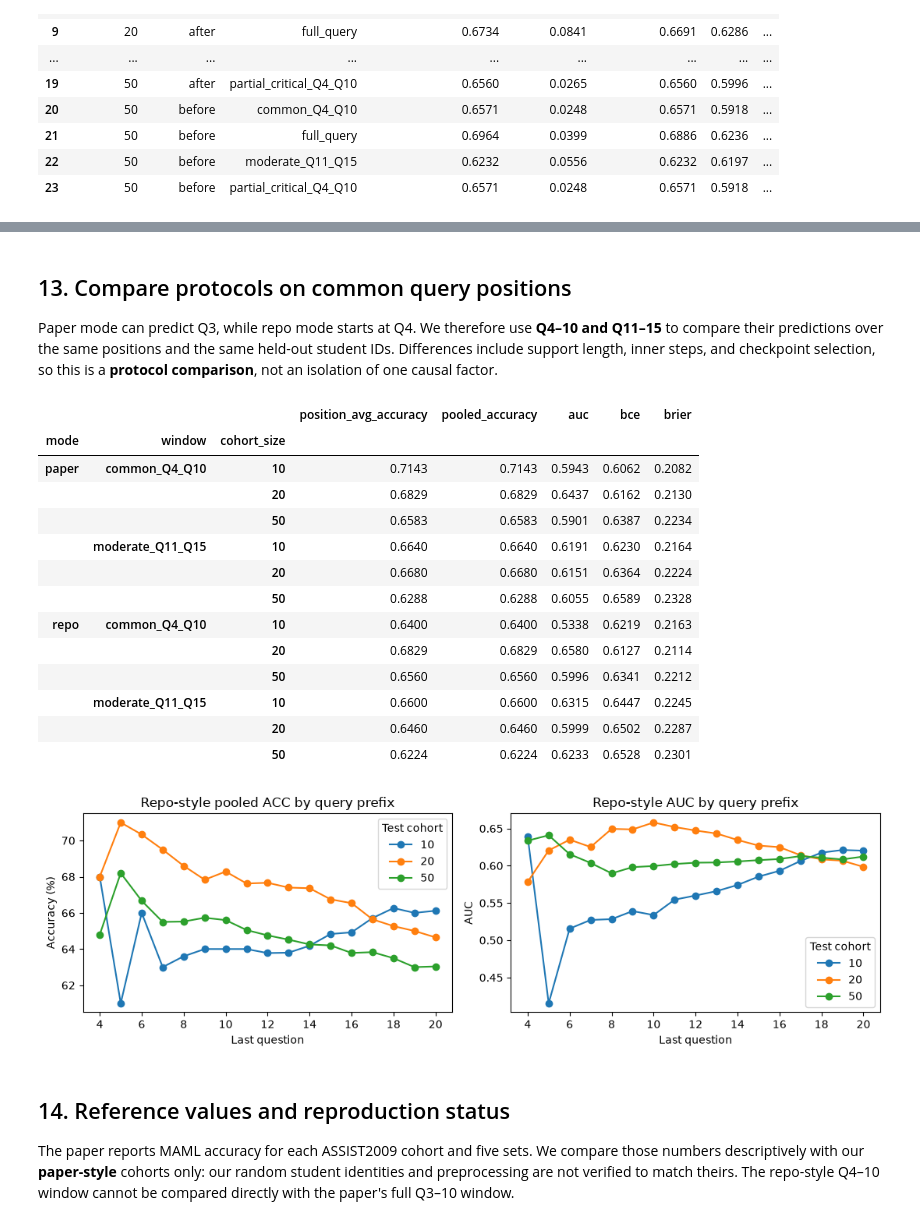
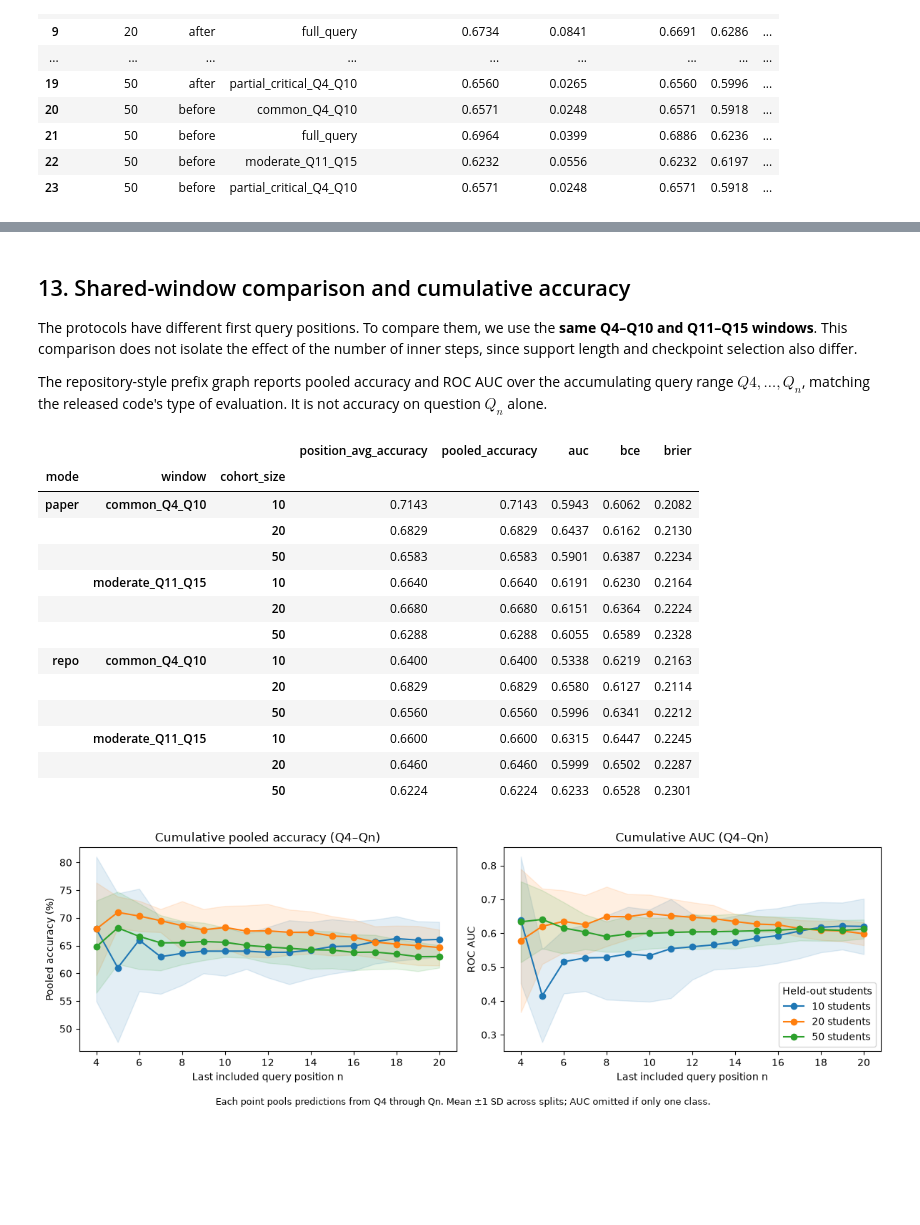
Before and after one commit to AIVIETNAM-AIO-LQThai/kt-state-lab, a Jupyter notebook: notebooks/MAML_KT.ipynb, the cells around one changed output, grey strips where cells are left out. Saved outputs shown, nothing was run; the diff lists cells and outputs as text; code cells hidden in the pictures; blank space fills up the shorter version.

```diff
--- a/notebooks/MAML_KT.ipynb
+++ b/notebooks/MAML_KT.ipynb
@@ -41,9 +41,9 @@ from torch import nn
 from torch.func import functional_call
 
 CWD = Path.cwd().resolve()
-PROJECT_ROOT = next(p for p in (CWD, *CWD.parents)
-                    if (p/'src/ktlab/data/cli.py').is_file())
-sys.path.insert(0, str(PROJECT_ROOT))
+PROJECT_ROOT = Path().cwd().resolve().parent
+if str(PROJECT_ROOT) not in sys.path:
+    sys.path.insert(0, str(PROJECT_ROOT))
 from src.ktlab.data.cli import run_pipeline
 
 RAW_PATH = PROJECT_ROOT / 'data/raw/ASSISTment2009.csv'
@@ -137,9 +136,7 @@ if conflicts:
 processed = clean.groupby(['user_id', 'order_id'], sort=False, as_index=False).agg(
     question_id=('problem_id', 'first'), correct=('correct', 'first'),
     order_number=('order_number', 'first'),
-    kc_ids=('skill_id', lambda values: ';'.join(dict.fromkeys(
-        kc for value in values for kc in value.split('_') if kc
-    )))
+    kc_ids=('skill_id', lambda values: ';'.join(dict.fromkeys(kc for value in values for kc in value.split('_') if kc)))
 )
 processed = processed.rename(columns={'user_id':'student_id', 'order_id':'interaction_id'})
 processed = processed.sort_values(['student_id', 'order_number'], kind='stable')
@@ -147,8 +144,7 @@ lengths = processed.groupby('student_id')['student_id'].transform('size')
 processed = processed[lengths >= MIN_STUDENT_INTERACTIONS].copy()
 processed['step'] = processed.groupby('student_id').cumcount() + 1
 processed['timestamp'] = ''; processed['question_text'] = ''
-processed = processed[['student_id', 'interaction_id', 'step', 'question_id',
-                       'kc_ids', 'correct', 'timestamp', 'question_text']]
+processed = processed[['student_id', 'interaction_id', 'step', 'question_id', 'kc_ids', 'correct', 'timestamp', 'question_text']]
 processed.to_csv(PROCESSED_PATH, index=False)
 
 conversion = pd.DataFrame([{
@@ -162,8 +158,7 @@ conversion = pd.DataFrame([{
 conversion.to_csv(PROCESSED_DIR/'conversion_summary.csv', index=False)
 display(conversion)
 
-manifest = run_pipeline(PROCESSED_PATH, PROCESSED_DIR, seed=SEED,
-                        support_sizes=(2, 3))
+manifest = run_pipeline(PROCESSED_PATH, PROCESSED_DIR, seed=SEED, support_sizes=(2, 3))
 print('Student splits:', manifest['counts']['students'])
 # %% [output]
 Conflicting question/answer groups: 0
@@ -704,48 +766,52 @@ for mode, result in [('paper', paper_results), ('repo', repo_results)]:
 # %% [markdown]
-## 13. Compare protocols on common query positions
+## 13. Shared-window comparison and cumulative accuracy
 
-Paper mode can predict Q3, while repo mode starts at Q4. We therefore use **Q4–10 and Q11–15** to compare their predictions over the same positions and the same held-out student IDs. Differences include support length, inner steps, and checkpoint selection, so this is a **protocol comparison**, not an isolation of one causal factor.
+The protocols have different first query positions. To compare them, we use the **same Q4–Q10 and Q11–Q15 windows**. This comparison does not isolate the effect of the number of inner steps, since support length and checkpoint selection also differ.
+
+The repository-style prefix graph reports pooled accuracy and ROC AUC over the accumulating query range $Q4,\ldots,Q_n$, matching the released code's type of evaluation. It is not accuracy on question $Q_n$ alone.
 # %%
+# Both protocols are scored on Q4–Q10 and Q11–Q15; the paper alone has Q3.
 common_windows = ('common_Q4_Q10', 'moderate_Q11_Q15')
 compared = []
-for name, tables in [('paper', paper_results), ('repo', repo_results)]:
-    selected = tables['split_results']
-    selected = selected[selected.window.isin(common_windows) & selected.adaptation.eq('after')]
-    compared.append(selected.assign(mode=name))
+for mode in ('paper', 'repo'):
+    table = pd.read_csv(OUTPUT_DIR/mode/'split_results.csv')
+    selected = table[table.window.isin(common_windows) & table.adaptation.eq('after')]
+    compared.append(selected.assign(mode=mode))
 comparison = pd.concat(compared, ignore_index=True)
 comparison.to_csv(OUTPUT_DIR/'mode_comparison.csv', index=False)
 display(comparison.groupby(['mode', 'window', 'cohort_size'])[['position_avg_accuracy', 'pooled_accuracy', 'auc', 'bce', 'brier']].mean().round(4))
 
-repo_prefix = repo_results['prefix_metrics']
-repo_prefix = repo_prefix[repo_prefix.adaptation.eq('after')]
-fig, axs = plt.subplots(1, 2, figsize=(11, 3.5))
-for cohort, group in repo_prefix.groupby('cohort_size'):
-    d = group.groupby('end_position')[['pooled_accuracy', 'auc']].mean()
-    axs[0].plot(d.index, 100*d.pooled_accuracy, marker='o', label=str(cohort))
-    axs[1].plot(d.index, d.auc, marker='o', label=str(cohort))
-axs[0].set(title='Repo-style pooled ACC by query prefix', xlabel='Last question', ylabel='Accuracy (%)')
-axs[1].set(title='Repo-style AUC by query prefix', xlabel='Last question', ylabel='AUC')
-for ax in axs: ax.legend(title='Test cohort')
-fig.tight_layout()
-fig.savefig(OUTPUT_DIR/'repo/repo_prefix_accuracy_auc.png', dpi=180)
+prefix = pd.read_csv(OUTPUT_DIR/'repo/prefix_metrics.csv')
+prefix = prefix[prefix.adaptation.eq('after')]
+fig, axs = plt.subplots(1, 2, figsize=(12, 4.0))
+for cohort, group in prefix.groupby('cohort_size'):
+    d = group.groupby('end_position').agg(
+        acc=('pooled_accuracy','mean'), acc_sd=('pooled_accuracy','std'),
+        auc=('auc','mean'), auc_sd=('auc','std'))
+    acc_line, = axs[0].plot(d.index, 100*d.acc, marker='o', label=f'{cohort} students')
+    axs[0].fill_between(d.index, 100*(d.acc-d.acc_sd.fillna(0)), 100*(d.acc+d.acc_sd.fillna(0)), alpha=.12, color=acc_line.get_color())
+    auc_line, = axs[1].plot(d.index, d.auc, marker='o', label=f'{cohort} students')
+    axs[1].fill_between(d.index, d.auc-d.auc_sd.fillna(0), d.auc+d.auc_sd.fillna(0), alpha=.12, color=auc_line.get_color())
+axs[0].set(title='Cumulative pooled accuracy (Q4–Qn)', xlabel='Last included query position n', ylabel='Pooled accuracy (%)')
+axs[1].set(title='Cumulative AUC (Q4–Qn)', xlabel='Last included query position n', ylabel='ROC AUC')
+axs[1].legend(title='Held-out students')
+fig.text(.5,.01, 'Each point pools predictions from Q4 through Qn. Mean ±1 SD across splits; AUC omitted if only one class.', ha='center',fontsize=9)
+fig.tight_layout(rect=(0,.05,1,1))
+fig.savefig(OUTPUT_DIR/'repo/repo_prefix_accuracy_auc.png', dpi=200, bbox_inches='tight')
 plt.show()
 # %% [output]
 |  |  |  | position_avg_accuracy | pooled_accuracy | auc | bce | brier |
 | mode | window | cohort_size |  |  |  |  |  |
 | paper | common_Q4_Q10 | 10 | 0.7143 | 0.7143 | 0.5943 | 0.6062 | 0.2082 |
 |  |  | 20 | 0.6829 | 0.6829 | 0.6437 | 0.6162 | 0.2130 |
 |  |  | 50 | 0.6583 | 0.6583 | 0.5901 | 0.6387 | 0.2234 |
 |  | moderate_Q11_Q15 | 10 | 0.6640 | 0.6640 | 0.6191 | 0.6230 | 0.2164 |
 |  |  | 20 | 0.6680 | 0.6680 | 0.6151 | 0.6364 | 0.2224 |
 |  |  | 50 | 0.6288 | 0.6288 | 0.6055 | 0.6589 | 0.2328 |
 | repo | common_Q4_Q10 | 10 | 0.6400 | 0.6400 | 0.5338 | 0.6219 | 0.2163 |
 |  |  | 20 | 0.6829 | 0.6829 | 0.6580 | 0.6127 | 0.2114 |
 |  |  | 50 | 0.6560 | 0.6560 | 0.5996 | 0.6341 | 0.2212 |
 |  | moderate_Q11_Q15 | 10 | 0.6600 | 0.6600 | 0.6315 | 0.6447 | 0.2245 |
 |  |  | 20 | 0.6460 | 0.6460 | 0.5999 | 0.6502 | 0.2287 |
 |  |  | 50 | 0.6224 | 0.6224 | 0.6233 | 0.6528 | 0.2301 |
-[figure, old version]
+[figure, new version]
-# %% [markdown]
-## 14. Reference values and reproduction status
-
-The paper reports MAML accuracy for each ASSIST2009 cohort and five sets. We compare those numbers descriptively with our **paper-style** cohorts only: our random student identities and preprocessing are not verified to match theirs. The repo-style Q4–10 window cannot be compared directly with the paper's full Q3–10 window.
```
Also changed, not shown: parts of 10 cells of this notebook, 22 other files.
